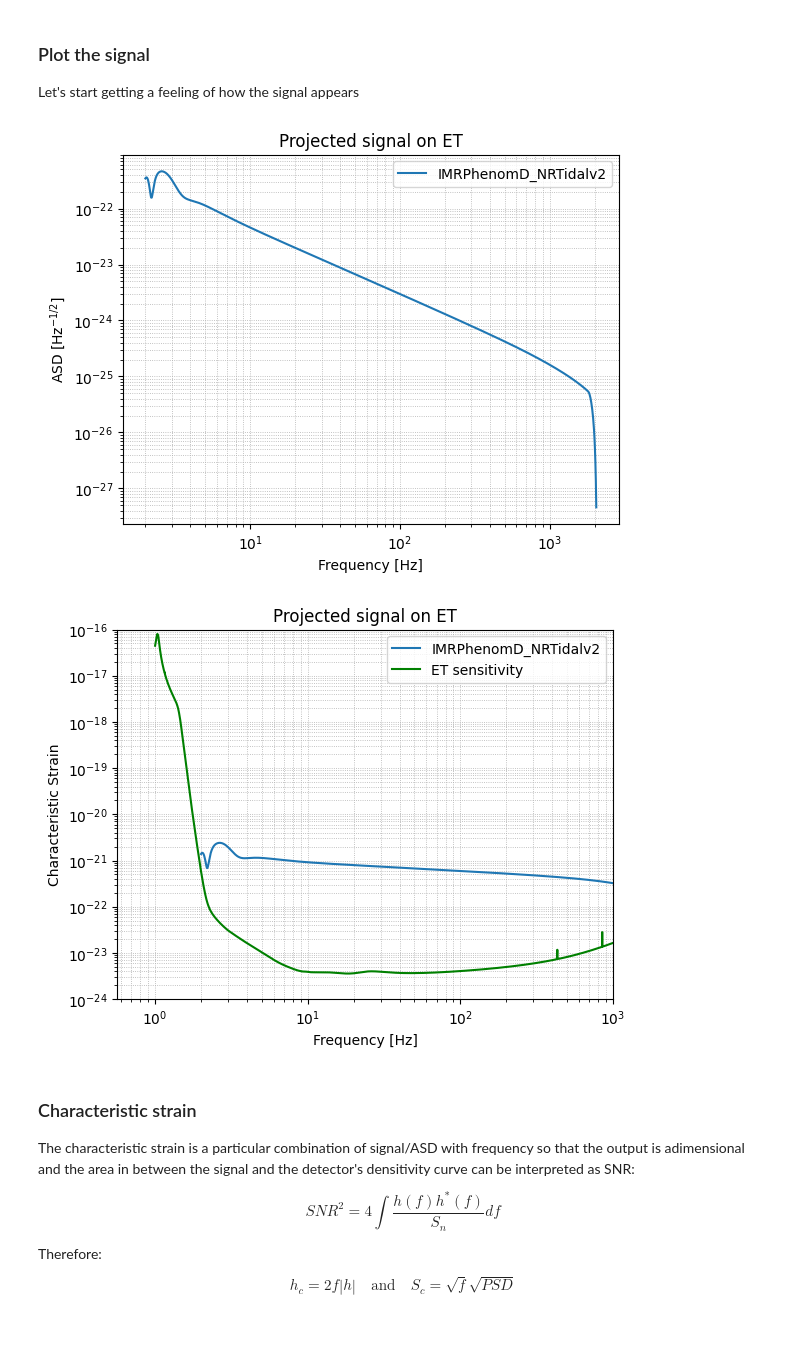
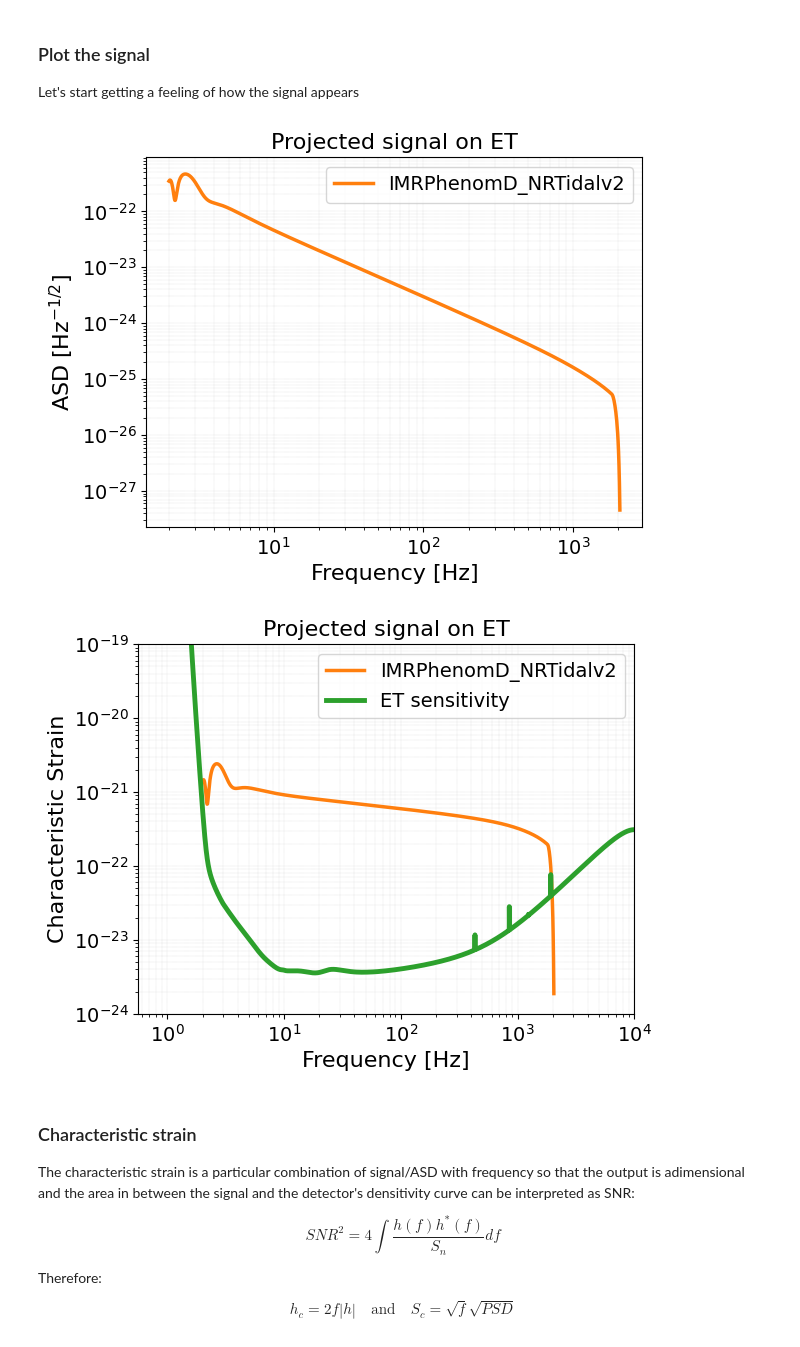
Before and after one commit to u-dupletsa/ISAPP2025, a Jupyter notebook: gw_metrics_tutorial.ipynb, the cells around one changed output. Saved outputs shown, nothing was run; the diff lists cells and outputs as text; code cells hidden in the pictures.

```diff
--- a/gw_metrics_tutorial.ipynb
+++ b/gw_metrics_tutorial.ipynb
@@ -217,6 +219,17 @@ import pandas as pd
 import json
 import os
 from astropy.cosmology import Planck18
+# %%
+# plotting settings
+matplotlib.rcParams.update({
+    'font.size': 16,
+    'axes.labelsize': 16,
+    'axes.titlesize': 16,
+    'xtick.labelsize': 14,
+    'ytick.labelsize': 14,
+    'legend.fontsize': 14,
+    'figure.titlesize': 16
+})
 # %% [markdown]
 ### Single Event Analysis: GW170817-like
 # %%
@@ -291,32 +304,35 @@ detector = 'ET'
 signal, _ = gw.utilities.get_fd_signal(parameters, detector, waveform_model, f_ref) # waveform_model and f_ref are passed together
 frequency = gw.detection.Detector(detector).frequencyvector[:, 0]
 # This signal has three components since ET comprises three detectors, let's plot one of them
-plt.loglog(frequency, np.abs(signal[:, 0]), label='%s' %waveform_model)
+plt.loglog(frequency, np.abs(signal[:, 0]), label='%s' %waveform_model, color='tab:orange',
+         linestyle='-', linewidth=2.5)
 plt.legend()
 plt.xlabel('Frequency [Hz]')
 plt.ylabel('ASD [Hz$^{-1/2}$]')
-plt.grid(linestyle='dotted', linewidth='0.6', which='both')
+plt.grid(linestyle='dotted', linewidth='0.25', which='both')
 plt.title('Projected signal on %s' %detector)
 plt.show()
 # %% [output]
-[figure, old version]
+[figure, new version]
 # %%
 # add the detector's sensitivity curve and plot the characteristic strain
 psd_data = gw.utilities.get_detector_psd(detector)
 # psd_data is a dictionary with the keys 'frequency' and 'psd'
 
-plt.loglog(frequency, 2 * frequency * np.abs(signal[:, 0]), label='%s' %waveform_model)
-plt.loglog(psd_data[:, 0], np.sqrt(psd_data[:, 0] * psd_data[:, 1]), label='%s sensitivity' %detector, color='green')
+plt.loglog(frequency, 2 * frequency * np.abs(signal[:, 0]), label='%s' %waveform_model,
+            color='tab:orange', linestyle='-', linewidth=2.5)
+plt.loglog(psd_data[:, 0], np.sqrt(psd_data[:, 0] * psd_data[:, 1]), label='%s sensitivity' %detector,
+            color='tab:green', linestyle='-', linewidth=3.5)
 plt.legend()
-plt.ylim(1e-24, 1e-16)
-plt.xlim(0, 1e3)
+plt.ylim(1e-24, 1e-19)
+plt.xlim(0, 1e4)
 plt.xlabel('Frequency [Hz]')
 plt.ylabel('Characteristic Strain')
-plt.grid(linestyle='dotted', linewidth='0.6', which='both')
+plt.grid(linestyle='dotted', linewidth='0.25', which='both')
 plt.title('Projected signal on %s' %detector)
 plt.show()
 # %% [output]
-[figure, old version]
+[figure, new version]
 # %% [markdown]
 ### Characteristic strain
 The characteristic strain is a particular combination of signal/ASD with frequency so that the output is adimensional and the area in between the signal and the detector's densitivity curve can be interpreted as SNR:
```
Also changed, not shown: parts of 16 cells of this notebook.
